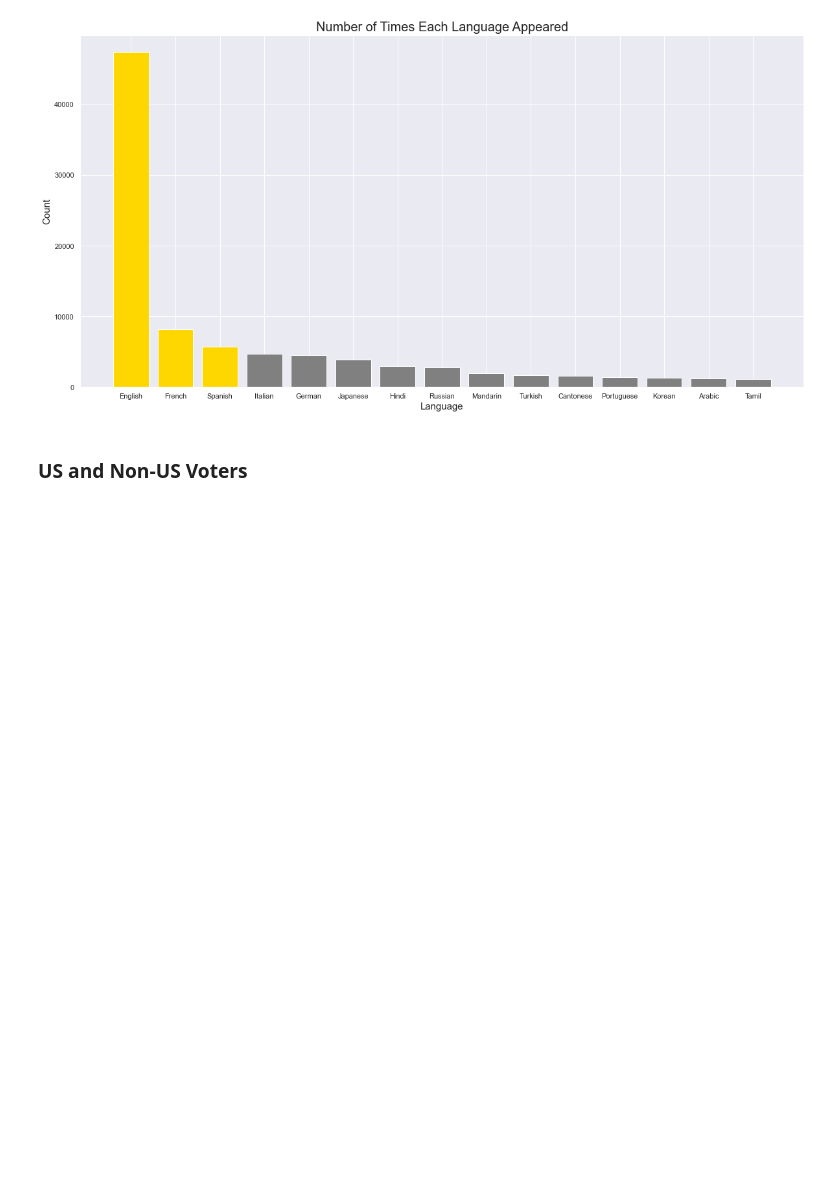
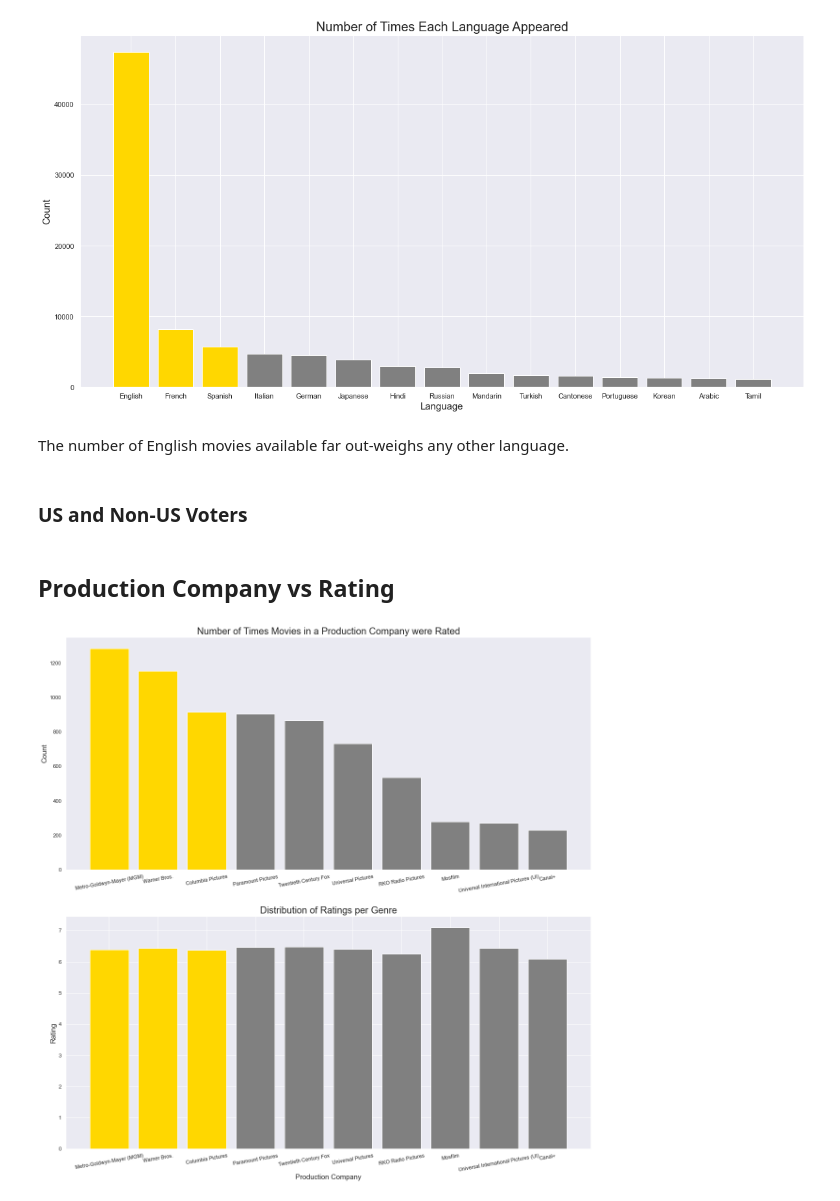
Before and after one commit to Shaheerairaj/IMDB-Movies-Recommendation, a Jupyter notebook: Project.ipynb, the cells around one changed output. Drawn from its saved outputs; the diff is of its cells as text; code cells hidden in the pictures; blank space fills up the shorter version.

```diff
--- a/Project.ipynb
+++ b/Project.ipynb
@@ -489,6 +491,8 @@ plt.ylabel('Count', fontdict=plots['fontlabel'])
 plt.savefig("../Images/Figure 10.jpg")
 # %% [output]
 [figure]
+# %% [markdown]
+The number of English movies available far out-weighs any other language.
 # %% [markdown]
 ### US and Non-US Voters
 # %%
@@ -502,3 +506,35 @@ fig.update_layout(title={'text': f"Comparison of US vs Non-US Voters Rating", 'x
                              'xanchor': 'center', 'font': {'size': 20}})
 
 fig.show()
+# %% [markdown]
+## Production Company vs Rating
+# %%
+# Getting total number of ratings for each production compnay and taking the top 10
+totalrat_prod_comp = movies['production_company'].value_counts().sort_values(ascending=False).head(10).reset_index(name='count')
+totalrat_prod_comp['color'] = 'grey'
+totalrat_prod_comp['color'].iloc[:3] = 'gold'
+
+# Geting average ratings given to movies made by a certain production company
+avgrat_prod_comp = movies.groupby('production_company')['avg_vote'].mean().reset_index(name='Avg Rating')
+# Merging to get both columns in one dataframe
+totalrat_prod_comp_merg = totalrat_prod_comp.merge(avgrat_prod_comp, left_on='index', right_on='production_company', how='left')
+
+
+# # Plotting total number of ratings recieved by production company
+fig = plt.figure(figsize=(20,20))
+ax1 = plt.subplot(2,1,1)
+ax1.bar('index','count', data=totalrat_prod_comp_merg, color='color')
+ax1.set_title('Number of Times Movies in a Production Company were Rated', fontdict=plots['fonttitle'])
+ax1.set_ylabel('Count', fontdict=plots['fontlabel'])
+ax1.set_xticklabels(totalrat_prod_comp['index'], rotation=10)
+ax1.grid(False)
+
+ax2 = plt.subplot(2,1,2)
+ax2.bar( x='index', height='Avg Rating', data=totalrat_prod_comp_merg, color='color')
+ax2.set_title('Distribution of Ratings per Genre', fontdict=plots['fonttitle'])
+ax2.set_ylabel('Rating', fontdict=plots['fontlabel'])
+ax2.set_xlabel('Production Company', fontdict=plots['fontlabel'])
+ax2.set_xticklabels(totalrat_prod_comp_merg['index'], rotation=10);
+#fig.savefig('Production Company vs Rating.jpg')
+# %% [output]
+[figure, added]
```
Also changed, not shown: parts of 8 cells of this notebook, 2 other files.
